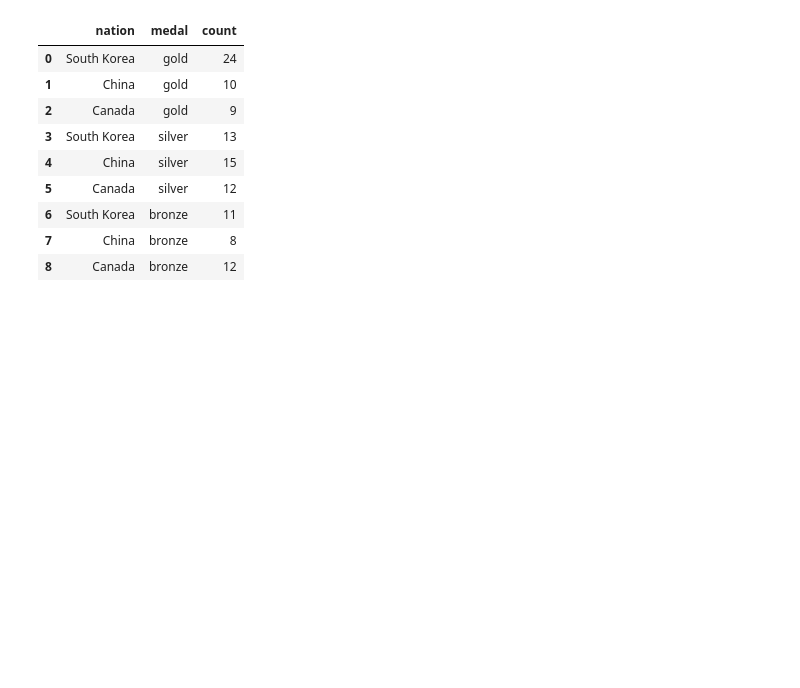
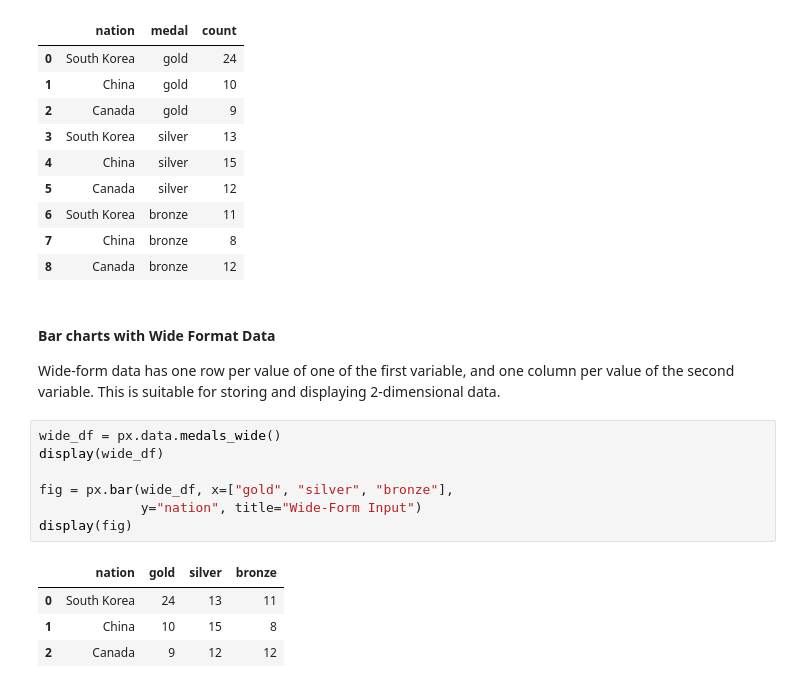
Before and after one commit to mdaffailhami/data_science_speedrun_journey, a Jupyter notebook: plotly/bar_charts.ipynb, the cells around one changed output. Cells and saved outputs as stored; diff of their text form; blank space fills up the shorter version.

Commit message:
Add Plotly Bar chart with wide format data

```diff
--- a/plotly/bar_charts.ipynb
+++ b/plotly/bar_charts.ipynb
@@ -55,3 +55,19 @@ fig.show()
 | 6 | South Korea | bronze | 11 |
 | 7 | China | bronze | 8 |
 | 8 | Canada | bronze | 12 |
+# %% [markdown]
+#### Bar charts with Wide Format Data
+
+Wide-form data has one row per value of one of the first variable, and one column per value of the second variable. This is suitable for storing and displaying 2-dimensional data.
+# %%
+wide_df = px.data.medals_wide()
+display(wide_df)
+
+fig = px.bar(wide_df, x=["gold", "silver", "bronze"],
+             y="nation", title="Wide-Form Input")
+display(fig)
+# %% [output]
+|  | nation | gold | silver | bronze |
+| 0 | South Korea | 24 | 13 | 11 |
+| 1 | China | 10 | 15 | 8 |
+| 2 | Canada | 9 | 12 | 12 |
```
